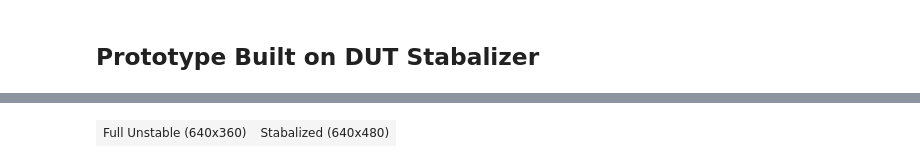
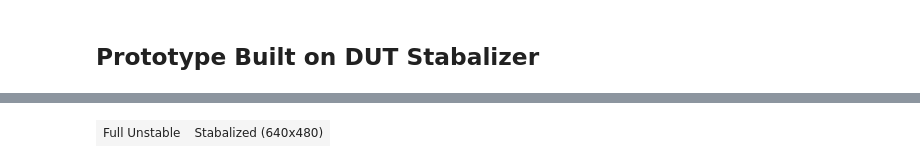
Before and after one commit to mgrandau/hand-tracking-stabilization, a Jupyter notebook: prototype.ipynb, the cells around one changed output, grey strips where cells are left out. Drawn from its saved outputs; the diff is of its cells as text; code cells hidden in the pictures.

Commit message:
Update to use video from evaluation data set.

```diff
--- a/prototype.ipynb
+++ b/prototype.ipynb
@@ -368,20 +342,20 @@ Input #0, mov,mp4,m4a,3gp,3g2,mj2, from 'results/tmp_DUT_stable.mp4':
 # %%
 %%html
 
 <table>
   <tr>
     <td>
-        <center>Full Unstable (640x360)</center>
+        <center>Full Unstable</center>
         <video width="640" height="360" controls autoplay>
-            <source src="unstable.mp4" type="video/mp4">
+            <source src="input/unstable.mp4" type="video/mp4">
         </video>
     </td>
     <td>
         <center>Stabalized (640x480)</center>
         <video width="640" height="480" controls autoplay>
           <source src="results/DUT_stable.mp4" type="video/mp4">
         </video>
     </td>
 </table>
 # %% [output]
-| Full Unstable (640x360) | Stabalized (640x480) |
+| Full Unstable | Stabalized (640x480) |
```
Also changed, not shown: parts of 10 cells of this notebook.
